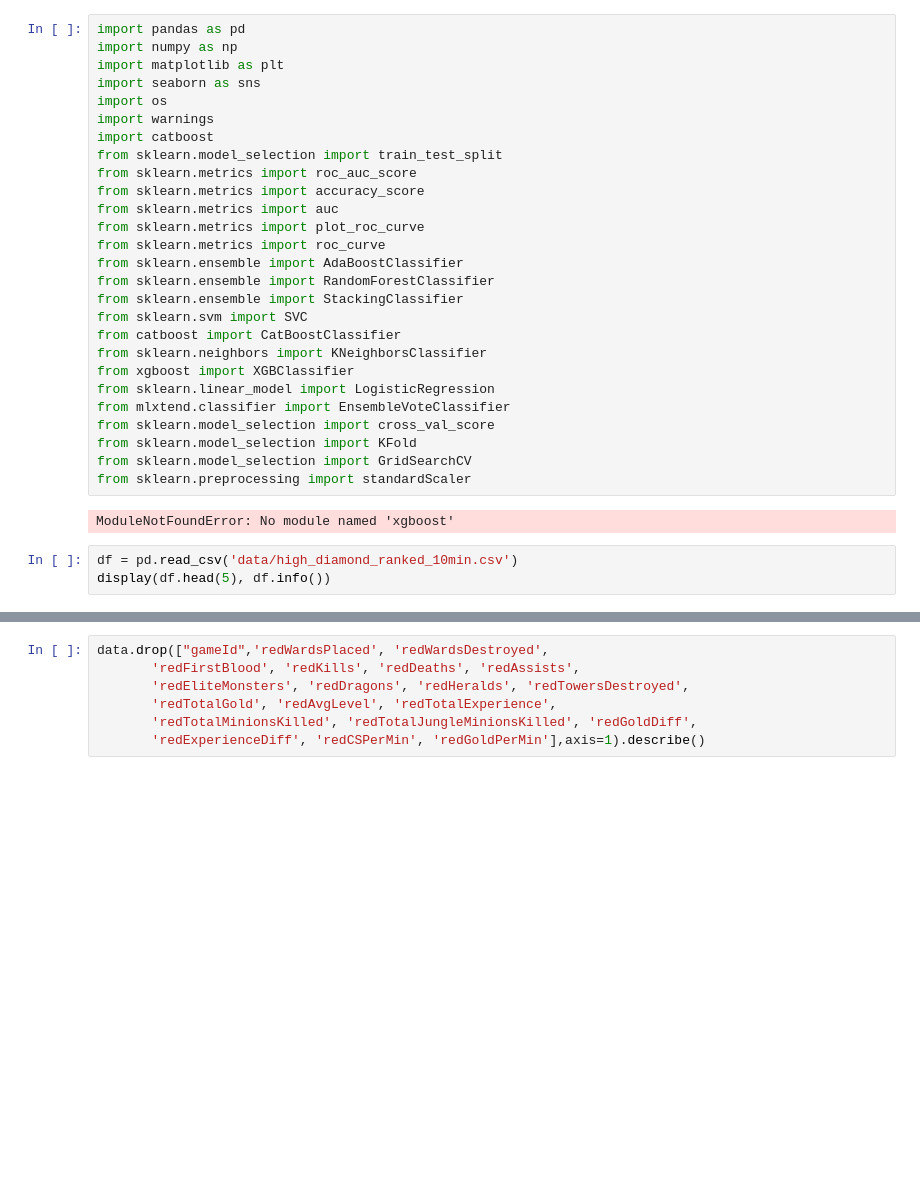
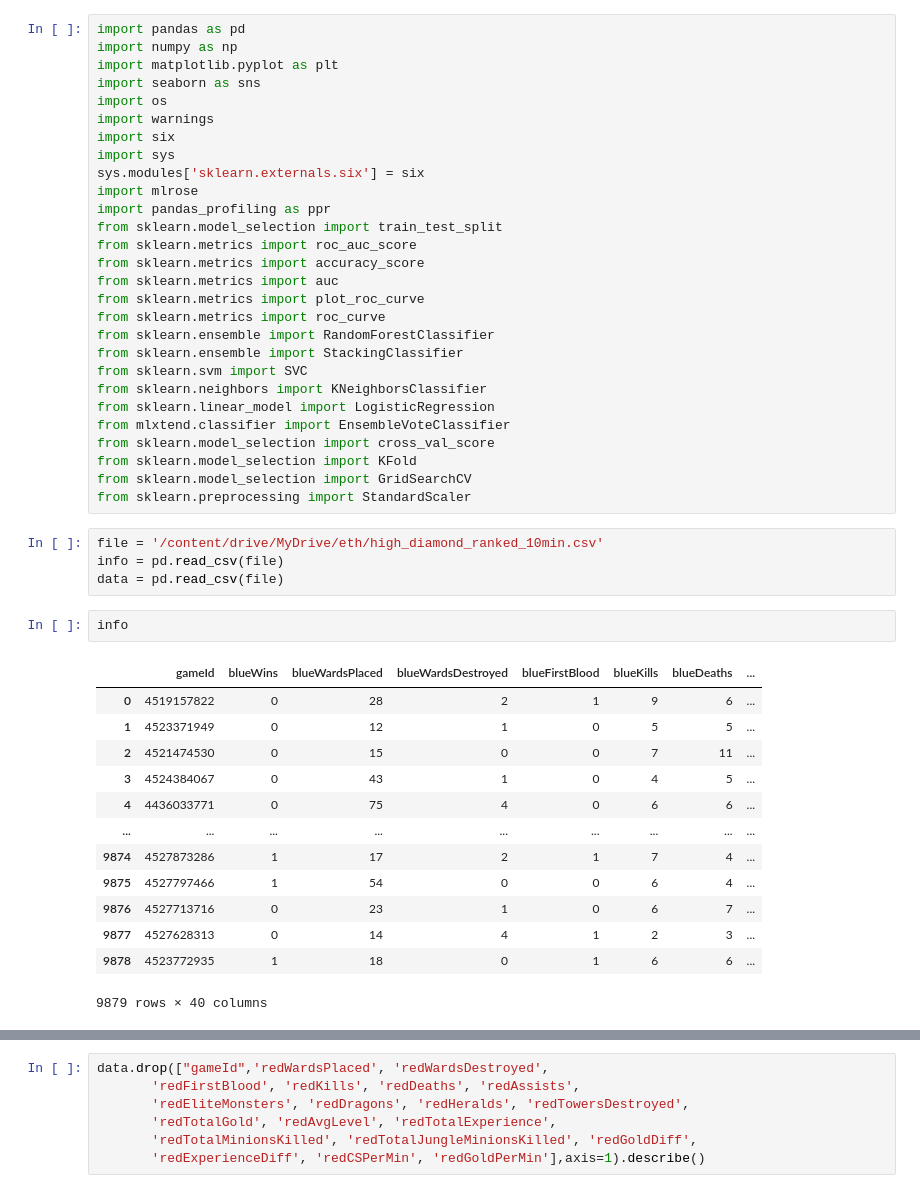
Before and after one commit to brentshierk/LoLGreypaper, a Jupyter notebook: LeagueOfLegendsGreypaper.ipynb, the cells around one changed output, grey strips where cells are left out. Drawn from its saved outputs; the diff is of its cells as text; blank space fills up the shorter version.

```diff
--- a/LeagueOfLegendsGreypaper.ipynb
+++ b/LeagueOfLegendsGreypaper.ipynb
@@ -1,34 +16,50 @@
 # %%
 import pandas as pd
 import numpy as np
-import matplotlib as plt
+import matplotlib.pyplot as plt
 import seaborn as sns
 import os
 import warnings
-import catboost
+import six
+import sys
+sys.modules['sklearn.externals.six'] = six
+import mlrose
+import pandas_profiling as ppr
 from sklearn.model_selection import train_test_split
 from sklearn.metrics import roc_auc_score
 from sklearn.metrics import accuracy_score
 from sklearn.metrics import auc
 from sklearn.metrics import plot_roc_curve
 from sklearn.metrics import roc_curve
-from sklearn.ensemble import AdaBoostClassifier
 from sklearn.ensemble import RandomForestClassifier
 from sklearn.ensemble import StackingClassifier
 from sklearn.svm import SVC
-from catboost import CatBoostClassifier
 from sklearn.neighbors import KNeighborsClassifier
-from xgboost import XGBClassifier
 from sklearn.linear_model import LogisticRegression
 from mlxtend.classifier import EnsembleVoteClassifier
 from sklearn.model_selection import cross_val_score
 from sklearn.model_selection import KFold
 from sklearn.model_selection import GridSearchCV
-from sklearn.preprocessing import standardScaler
+from sklearn.preprocessing import StandardScaler
-# %% [output]
-ModuleNotFoundError: No module named 'xgboost'
-# %%
-df = pd.read_csv('data/high_diamond_ranked_10min.csv')
-display(df.head(5), df.info())
+# %%
+file = '/content/drive/MyDrive/eth/high_diamond_ranked_10min.csv'
+info = pd.read_csv(file)
+data = pd.read_csv(file)
+# %%
+info
+# %% [output]
+|  | gameId | blueWins | blueWardsPlaced | blueWardsDestroyed | blueFirstBlood | blueKills | blueDeaths | ... |
+| 0 | 4519157822 | 0 | 28 | 2 | 1 | 9 | 6 | ... |
+| 1 | 4523371949 | 0 | 12 | 1 | 0 | 5 | 5 | ... |
+| 2 | 4521474530 | 0 | 15 | 0 | 0 | 7 | 11 | ... |
+| 3 | 4524384067 | 0 | 43 | 1 | 0 | 4 | 5 | ... |
+| 4 | 4436033771 | 0 | 75 | 4 | 0 | 6 | 6 | ... |
+| ... | ... | ... | ... | ... | ... | ... | ... | ... |
+| 9874 | 4527873286 | 1 | 17 | 2 | 1 | 7 | 4 | ... |
+| 9875 | 4527797466 | 1 | 54 | 0 | 0 | 6 | 4 | ... |
+| 9876 | 4527713716 | 0 | 23 | 1 | 0 | 6 | 7 | ... |
+| 9877 | 4527628313 | 0 | 14 | 4 | 1 | 2 | 3 | ... |
+| 9878 | 4523772935 | 1 | 18 | 0 | 1 | 6 | 6 | ... |
+9879 rows × 40 columns
 # %%
 info.columns
```
Also changed, not shown: parts of 57 cells of this notebook.
